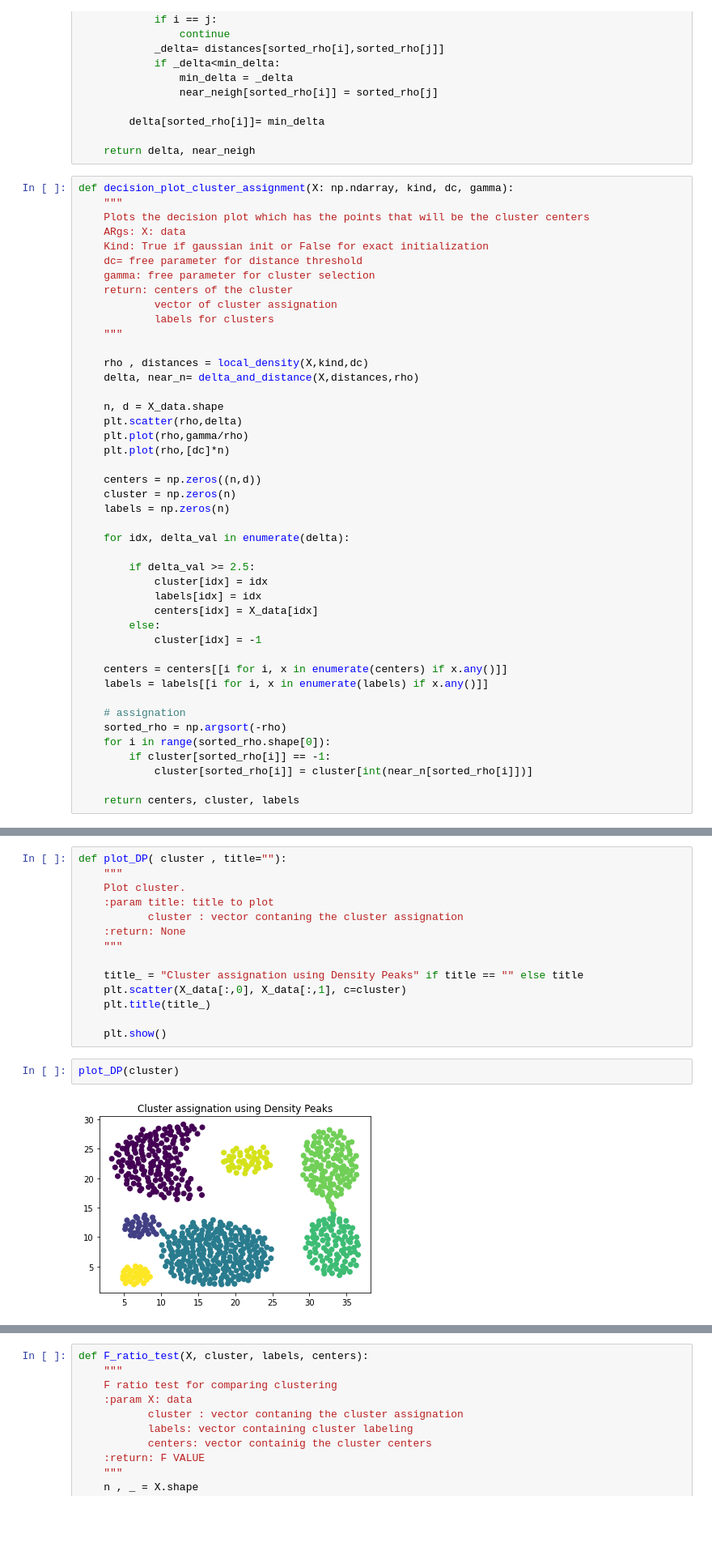
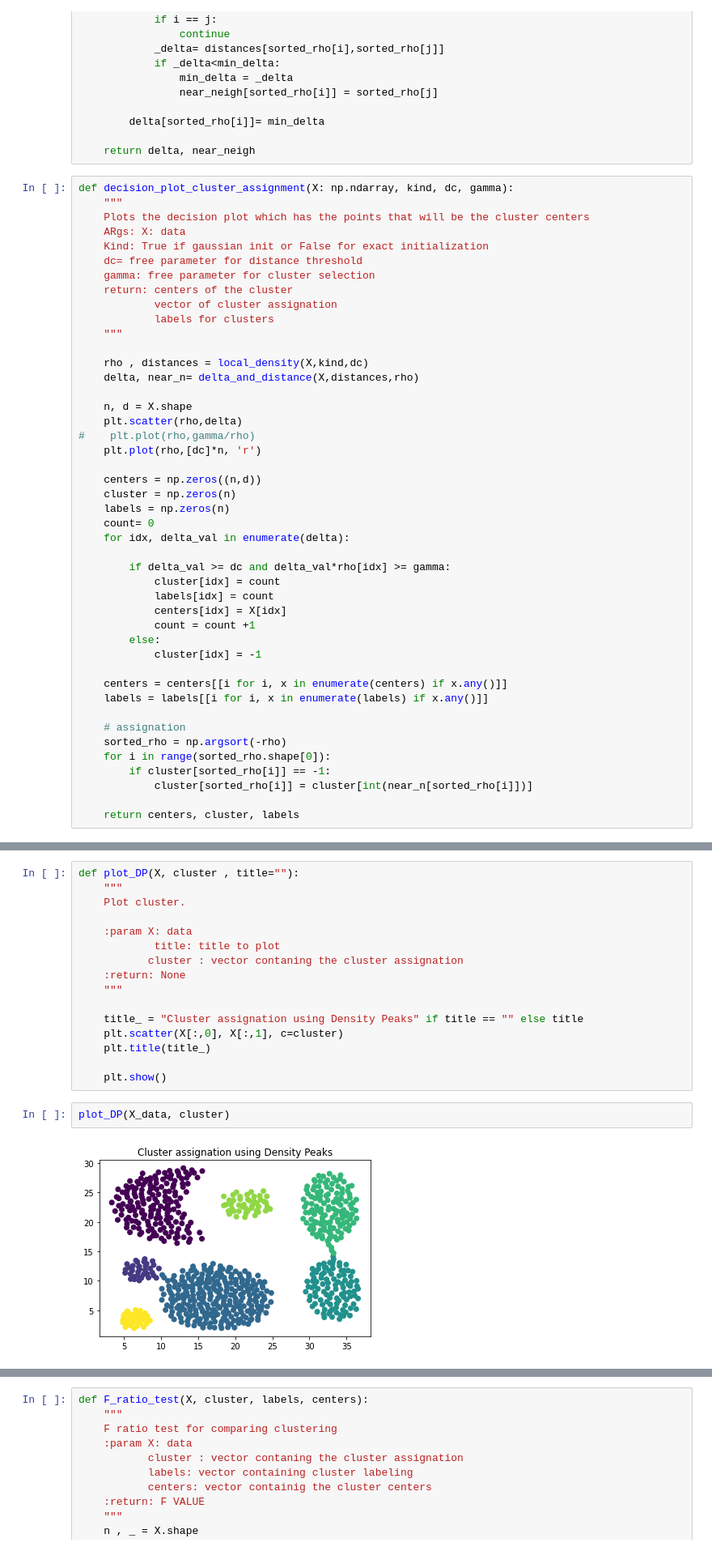
Before and after one commit to AlexTru96/Unsupervised_learning, a Jupyter notebook: Exercise 3.ipynb, the cells around one changed output, grey strips where cells are left out. Shown: that part at 81% size. Drawn from its saved outputs; the diff is of its cells as text; blank space fills up the shorter version.

```diff
--- a/Exercise 3.ipynb
+++ b/Exercise 3.ipynb
@@ -90,21 +93,22 @@ def decision_plot_cluster_assignment(X: np.ndarray, kind, dc, gamma):
     rho , distances = local_density(X,kind,dc)
     delta, near_n= delta_and_distance(X,distances,rho)
 
-    n, d = X_data.shape
+    n, d = X.shape
     plt.scatter(rho,delta)
-    plt.plot(rho,gamma/rho)
-    plt.plot(rho,[dc]*n)
+#    plt.plot(rho,gamma/rho)
+    plt.plot(rho,[dc]*n, 'r')
 
     centers = np.zeros((n,d))
     cluster = np.zeros(n)
     labels = np.zeros(n)
-
+    count= 0
     for idx, delta_val in enumerate(delta):
 
-        if delta_val >= 2.5:
-            cluster[idx] = idx
-            labels[idx] = idx
-            centers[idx] = X_data[idx]
+        if delta_val >= dc and delta_val*rho[idx] >= gamma:
+            cluster[idx] = count
+            labels[idx] = count
+            centers[idx] = X[idx]
+            count = count +1
         else:
             cluster[idx] = -1
 
@@ -125,18 +130,20 @@ centers , cluster, labels= decision_plot_cluster_assignment(X_data, True, 2.5, 5
 # %%
-def plot_DP( cluster , title=""):
+def plot_DP(X, cluster , title=""):
     """
     Plot cluster.
-    :param title: title to plot
+
+    :param X: data
+            title: title to plot
            cluster : vector contaning the cluster assignation
     :return: None
     """
 
     title_ = "Cluster assignation using Density Peaks" if title == "" else title
-    plt.scatter(X_data[:,0], X_data[:,1], c=cluster)
+    plt.scatter(X[:,0], X[:,1], c=cluster)
     plt.title(title_)
 
     plt.show()
 # %%
-plot_DP(cluster)
+plot_DP(X_data, cluster)
 # %% [output]
-[figure, old version]
+[figure, new version]
```
Also changed, not shown: parts of 18 cells of this notebook, 2 other files.
